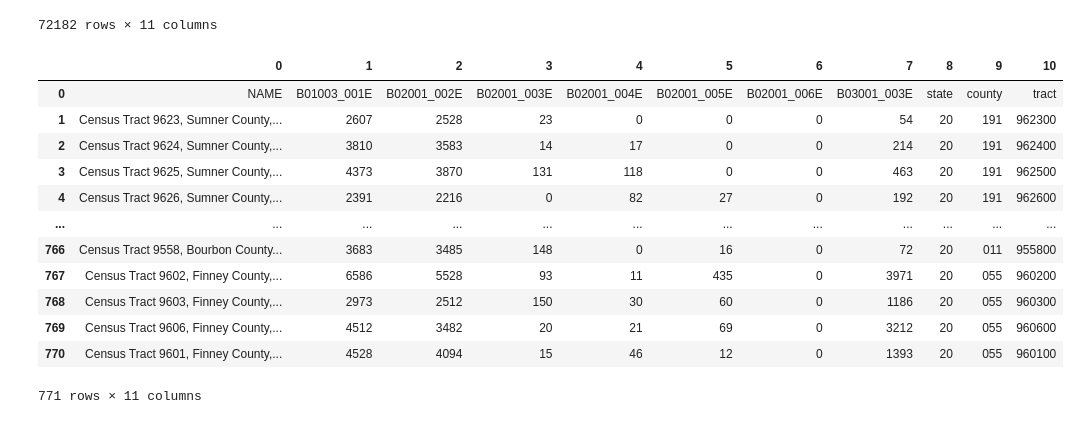
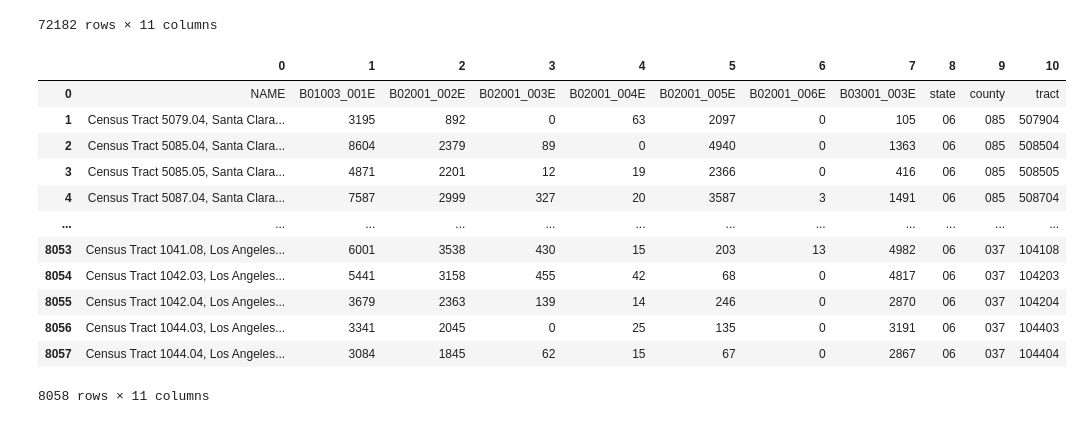
Before and after one commit to IIVIIIII/2020_Weathering, a Jupyter notebook: notebook/data_processing.ipynb, the cells around one changed output. Cells and saved outputs as stored; diff of their text form; code cells hidden in the pictures.

```diff
--- a/notebook/data_processing.ipynb
+++ b/notebook/data_processing.ipynb
@@ -82,38 +82,38 @@ states = {
 }
 # %%
 # select state
-state = 'Kansas'
+state = 'California'
 
 # convert state to proper format
 state = state.replace(" ", "").lower()
 
 state_num = states[state]['num']
 
 # all statistical categories to to be queried
 pops = 'B01003_001E,B02001_002E,B02001_003E,B02001_004E,B02001_005E,B02001_006E,B03001_003E'
 
 # create url to request data from api
 url = f'https://api.census.gov/data/2019/acs/acs5?get=NAME,{pops}&for=tract:*&in=state:{state_num}'
 
 # set returned data to a variable
 response = requests.get(url).json()
 
 # display returned data as a dataframe
 pd.DataFrame(response)
 # %% [output]
 |  | 0 | 1 | 2 | 3 | 4 | 5 | 6 | 7 | 8 | 9 | 10 |
 | 0 | NAME | B01003_001E | B02001_002E | B02001_003E | B02001_004E | B02001_005E | B02001_006E | B03001_003E | state | county | tract |
-| 1 | Census Tract 9623, Sumner County,... | 2607 | 2528 | 23 | 0 | 0 | 0 | 54 | 20 | 191 | 962300 |
-| 2 | Census Tract 9624, Sumner County,... | 3810 | 3583 | 14 | 17 | 0 | 0 | 214 | 20 | 191 | 962400 |
-| 3 | Census Tract 9625, Sumner County,... | 4373 | 3870 | 131 | 118 | 0 | 0 | 463 | 20 | 191 | 962500 |
-| 4 | Census Tract 9626, Sumner County,... | 2391 | 2216 | 0 | 82 | 27 | 0 | 192 | 20 | 191 | 962600 |
+| 1 | Census Tract 5079.04, Santa Clara... | 3195 | 892 | 0 | 63 | 2097 | 0 | 105 | 06 | 085 | 507904 |
+| 2 | Census Tract 5085.04, Santa Clara... | 8604 | 2379 | 89 | 0 | 4940 | 0 | 1363 | 06 | 085 | 508504 |
+| 3 | Census Tract 5085.05, Santa Clara... | 4871 | 2201 | 12 | 19 | 2366 | 0 | 416 | 06 | 085 | 508505 |
+| 4 | Census Tract 5087.04, Santa Clara... | 7587 | 2999 | 327 | 20 | 3587 | 3 | 1491 | 06 | 085 | 508704 |
 | ... | ... | ... | ... | ... | ... | ... | ... | ... | ... | ... | ... |
-| 766 | Census Tract 9558, Bourbon County... | 3683 | 3485 | 148 | 0 | 16 | 0 | 72 | 20 | 011 | 955800 |
-| 767 | Census Tract 9602, Finney County,... | 6586 | 5528 | 93 | 11 | 435 | 0 | 3971 | 20 | 055 | 960200 |
-| 768 | Census Tract 9603, Finney County,... | 2973 | 2512 | 150 | 30 | 60 | 0 | 1186 | 20 | 055 | 960300 |
-| 769 | Census Tract 9606, Finney County,... | 4512 | 3482 | 20 | 21 | 69 | 0 | 3212 | 20 | 055 | 960600 |
-| 770 | Census Tract 9601, Finney County,... | 4528 | 4094 | 15 | 46 | 12 | 0 | 1393 | 20 | 055 | 960100 |
+| 8053 | Census Tract 1041.08, Los Angeles... | 6001 | 3538 | 430 | 15 | 203 | 13 | 4982 | 06 | 037 | 104108 |
+| 8054 | Census Tract 1042.03, Los Angeles... | 5441 | 3158 | 455 | 42 | 68 | 0 | 4817 | 06 | 037 | 104203 |
+| 8055 | Census Tract 1042.04, Los Angeles... | 3679 | 2363 | 139 | 14 | 246 | 0 | 2870 | 06 | 037 | 104204 |
+| 8056 | Census Tract 1044.03, Los Angeles... | 3341 | 2045 | 0 | 25 | 135 | 0 | 3191 | 06 | 037 | 104403 |
+| 8057 | Census Tract 1044.04, Los Angeles... | 3084 | 1845 | 62 | 15 | 67 | 0 | 2867 | 06 | 037 | 104404 |
-771 rows × 11 columns
+8058 rows × 11 columns
 # %%
 # create list to store dictionaries with data for each census tract
 tracts = []
```
Also changed, not shown: parts of 7 cells of this notebook, 1 other file.
